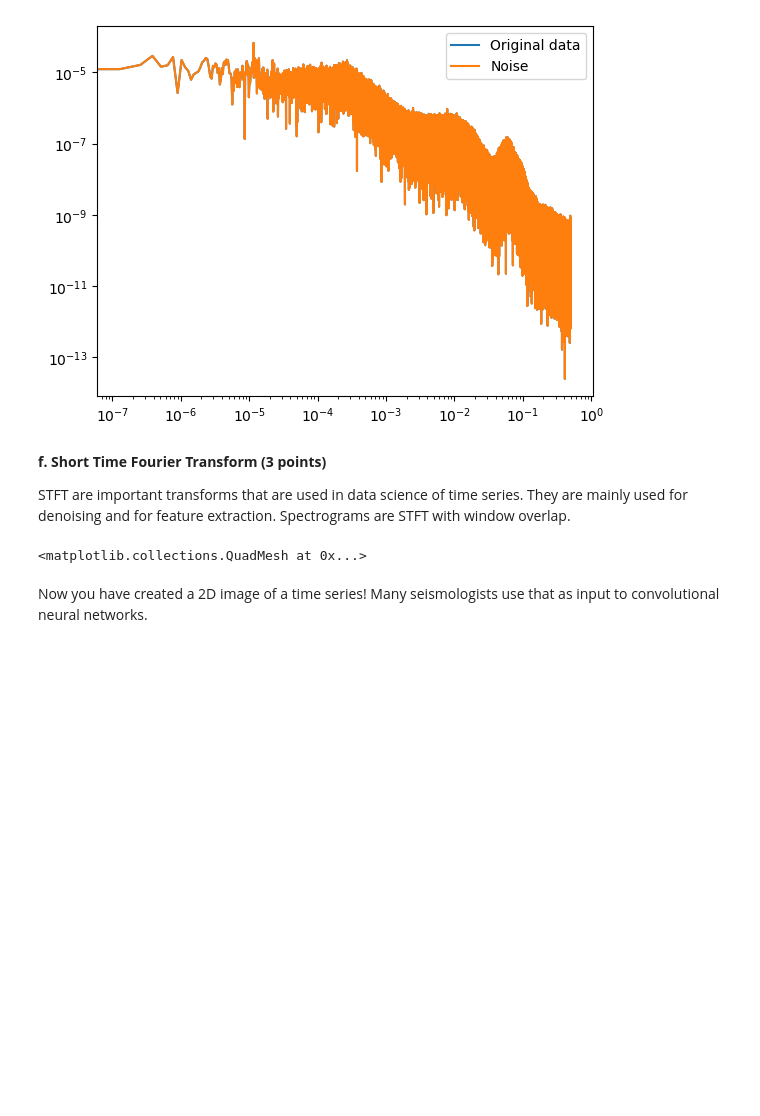
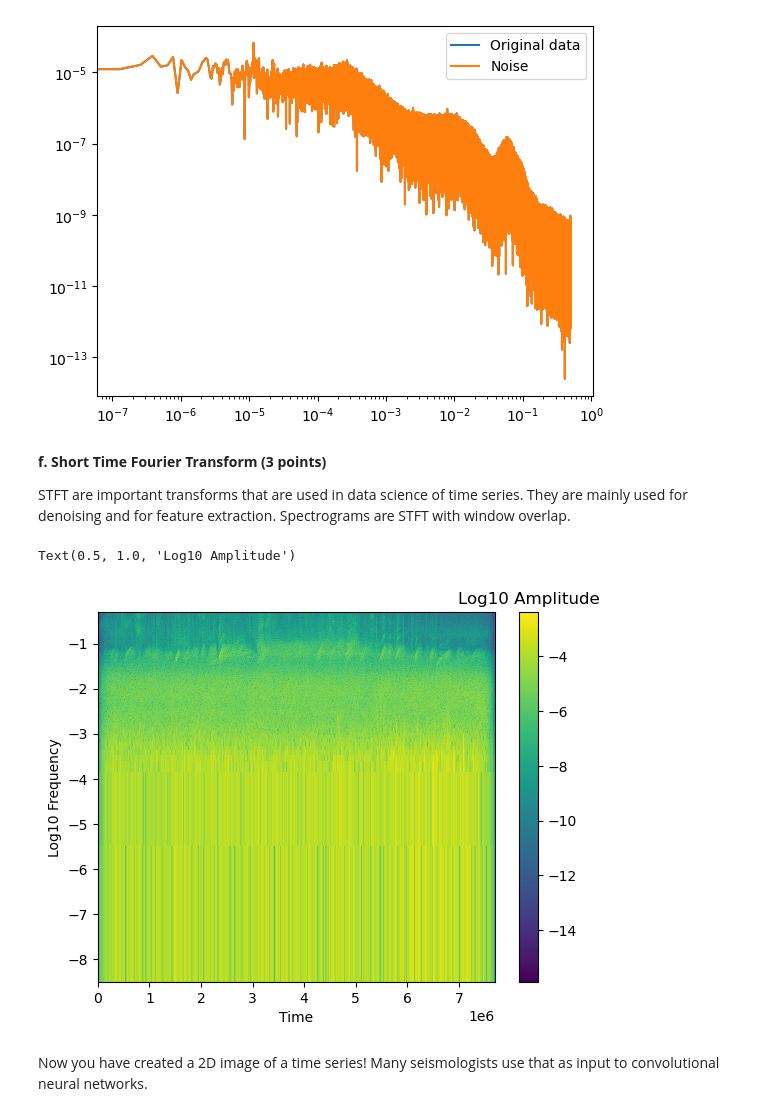
Before and after one commit to UW-ESS-DS/mlgeo2022_2127014, a Jupyter notebook: homework/homework_4.ipynb, the cells around one changed output. Saved outputs shown, nothing was run; the diff lists cells and outputs as text; code cells hidden in the pictures; blank space fills up the shorter version.

```diff
--- a/homework/homework_4.ipynb
+++ b/homework/homework_4.ipynb
@@ -215,10 +215,19 @@ from scipy.signal import stft
 
 fs = Z[0].stats.sampling_rate
 # calculate stft for the data?
-f, t, Zxx = stft(z, fs=fs, nperseg=512)
-plt.pcolormesh(t, f, np.abs(Zxx),shading='gouraud')
+f, t, Zxx = stft(z, fs=fs, nperseg=1e4)
-# %% [output]
-<matplotlib.collections.QuadMesh at 0x...>
+# %%
+fig = plt.figure()
+# add a very small number to log10 so it doesn't error out
+cax = plt.pcolormesh(t, np.log10(f+1e-7), np.log10(np.abs(Zxx)))
+cb = fig.colorbar(cax, )
+
+plt.xlabel('Time')
+plt.ylabel('Log10 Frequency')
+cb.ax.set_title('Log10 Amplitude')
+# %% [output]
+Text(0.5, 1.0, 'Log10 Amplitude')
+[figure, added]
 # %% [markdown]
 Now you have created a 2D image of a time series! Many seismologists use that as input to convolutional neural networks.
 # %% [markdown]
```
Also changed, not shown: parts of 38 cells of this notebook, 1 other file.
